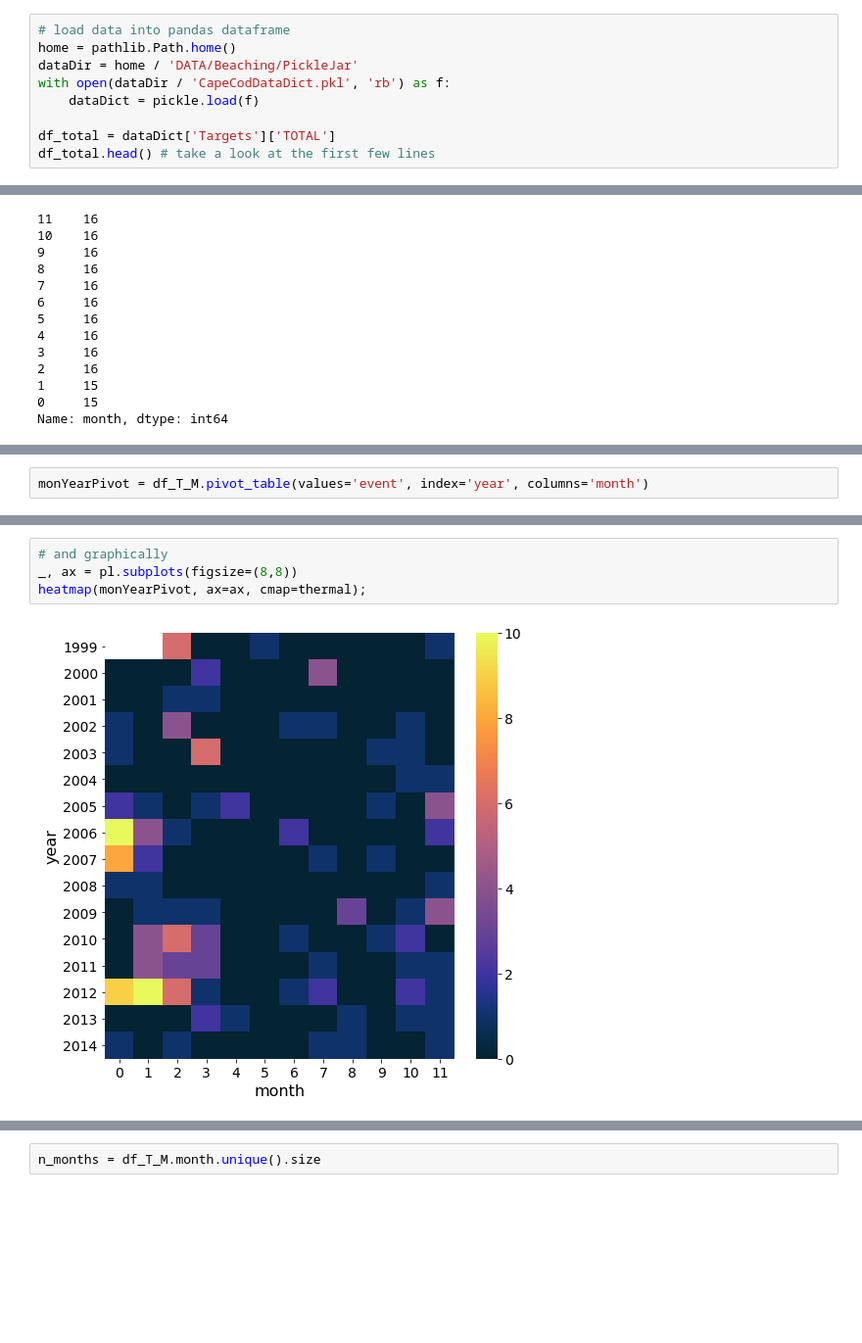
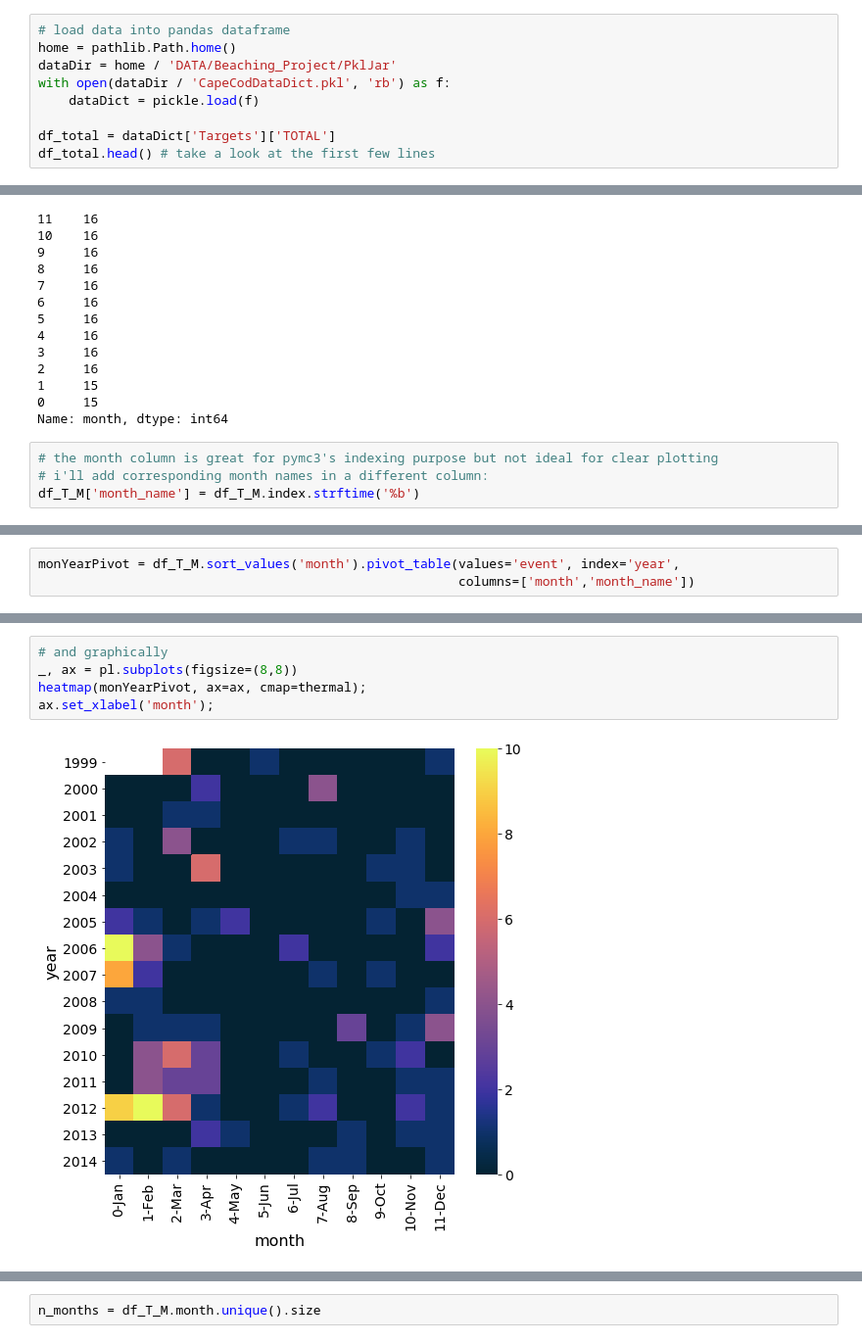
Before and after one commit to madHatter106/beaching, a Jupyter notebook: notebooks/Bayesian Marine Mammal Beaching GLM - 1.ipynb, the cells around one changed output, grey strips where cells are left out. Shown at 98% size. Drawn from its saved outputs; the diff is of its cells as text; blank space fills up the shorter version.

```diff
--- a/notebooks/Bayesian Marine Mammal Beaching GLM - 1.ipynb
+++ b/notebooks/Bayesian Marine Mammal Beaching GLM - 1.ipynb
@@ -61,7 +66,7 @@ rcParams['font.size'] = 16
 # %%
 # load data into pandas dataframe
 home = pathlib.Path.home()
-dataDir = home / 'DATA/Beaching/PickleJar'
+dataDir = home / 'DATA/Beaching_Project/PklJar'
 with open(dataDir / 'CapeCodDataDict.pkl', 'rb') as f:
     dataDict = pickle.load(f)
 
@@ -252,6 +321,10 @@ df_T_M.month.value_counts()
 1     15
 0     15
 Name: month, dtype: int64
+# %%
+# the month column is great for pymc3's indexing purpose but not ideal for clear plotting
+# i'll add corresponding month names in a different column:
+df_T_M['month_name'] = df_T_M.index.strftime('%b')
 # %%
 # first few lines of the dataframe with the new data added
 df_T_M.head()
@@ -267,5 +340,6 @@ monAgg_Events = df_T_M.groupby('month').aggregate(np.sum)['event']
 # %%
-monYearPivot = df_T_M.pivot_table(values='event', index='year', columns='month')
+monYearPivot = df_T_M.sort_values('month').pivot_table(values='event', index='year',
+                                                       columns=['month','month_name'])
 # %%
 # Let's take a look at what the distribution by month and year looks like. columns are months, rows are years
 monYearPivot
@@ -291,7 +366,8 @@ monYearPivot
 # %%
 # and graphically
 _, ax = pl.subplots(figsize=(8,8))
 heatmap(monYearPivot, ax=ax, cmap=thermal);
+ax.set_xlabel('month');
 # %% [output]
-[figure, old version]
+[figure, new version]
 # %% [markdown]
```
Also changed, not shown: parts of 46 cells of this notebook.
